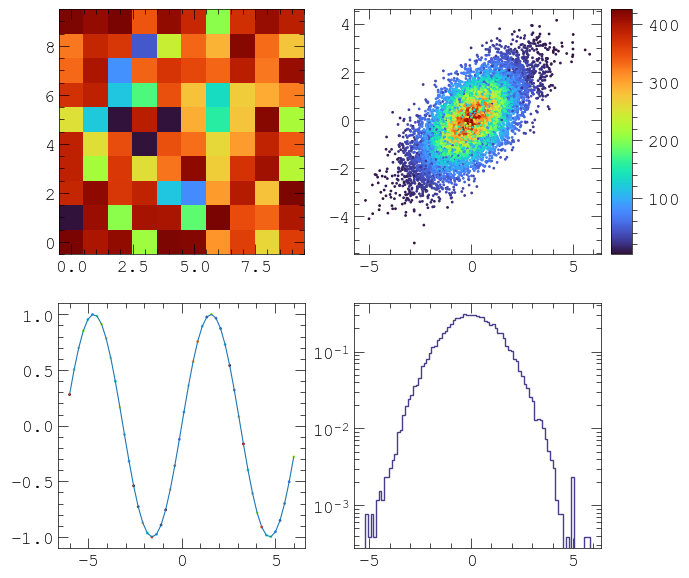
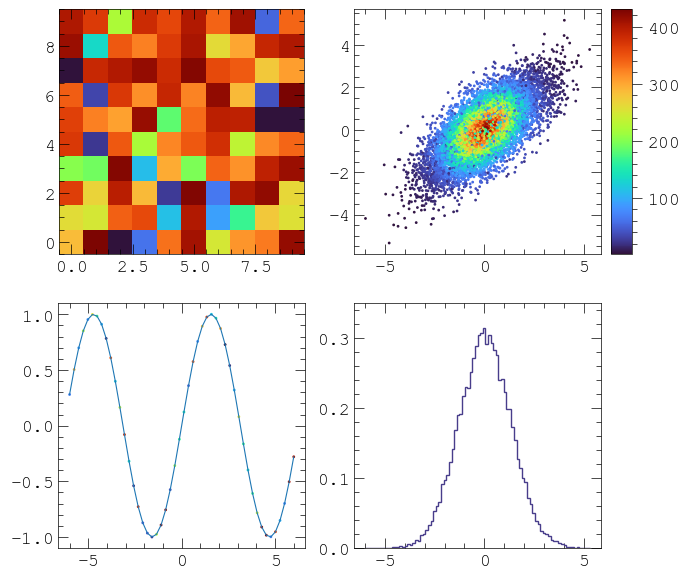
The change to this notebook cell's code, shown as a diff; its figure went from the first image to the second:
--- before
+++ after
@@ -8,5 +8,5 @@
     va.scatter_fit(t, sin, deg=20, ax=ax[2], c=np.random.rand(len(t)), colorbar=False)
 
-    va.hist(np.vstack([x, y]).T, ax=ax[3], xlog=False, ylim=(0, 0.2))
+    va.hist(np.vstack([x, y]).T, ax=ax[3], xlog=False, ylog=False, ylim=(0, 0.35))
     
     plt.show()

Commit: clean up quickstart